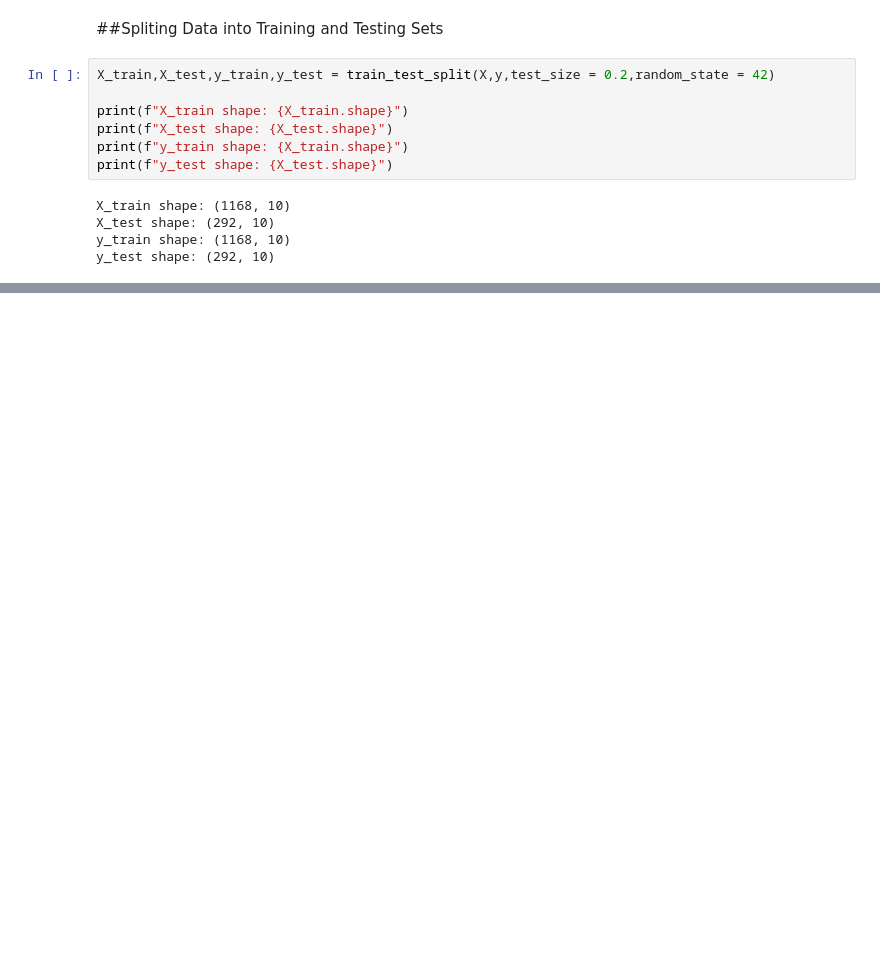
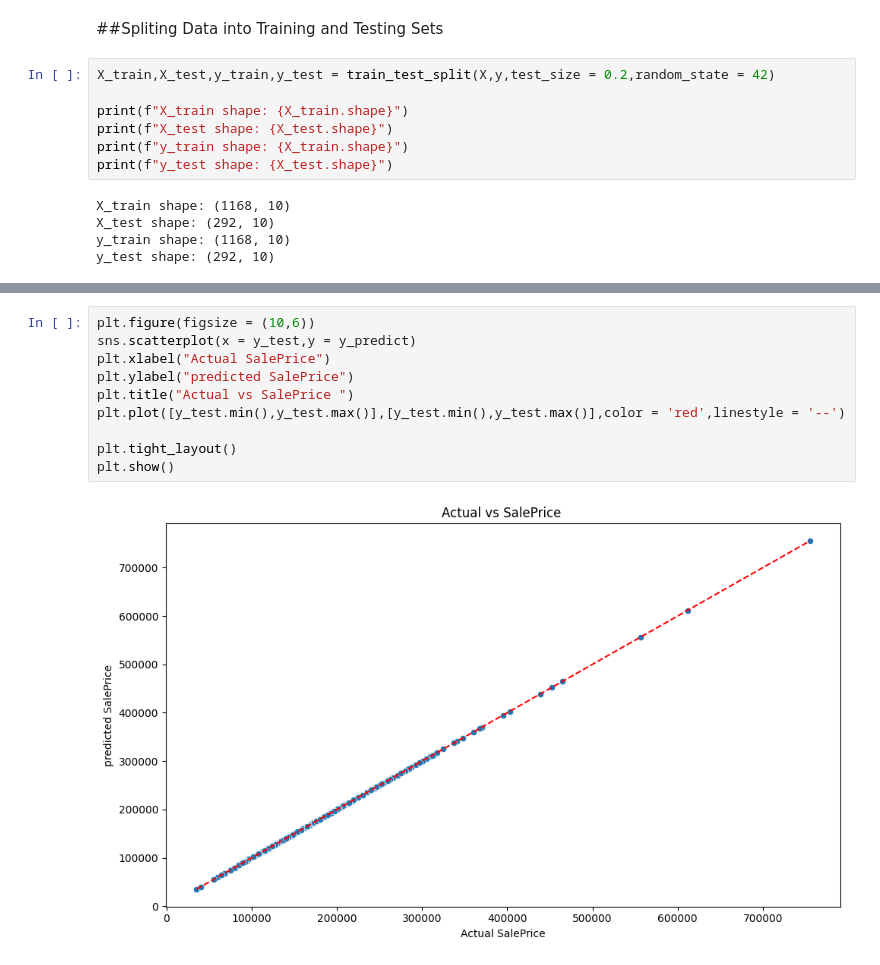
Before and after one commit to shaiksuhail-824/house-price-predition-linear-ridge-lasso, a Jupyter notebook: House_Price_Prediction_Linear_Ridge_Lasso.ipynb, the cells around one changed output, grey strips where cells are left out. Saved outputs shown, nothing was run; the diff lists cells and outputs as text; blank space fills up the shorter version.

```diff
--- a/House_Price_Prediction_Linear_Ridge_Lasso.ipynb
+++ b/House_Price_Prediction_Linear_Ridge_Lasso.ipynb
@@ -250,0 +248,12 @@ array([151001.46036714, 295272.83975275, 113483.33297936, 163469.63617329,
+# %%
+plt.figure(figsize = (10,6))
+sns.scatterplot(x = y_test,y = y_predict)
+plt.xlabel("Actual SalePrice")
+plt.ylabel("predicted SalePrice")
+plt.title("Actual vs SalePrice ")
+plt.plot([y_test.min(),y_test.max()],[y_test.min(),y_test.max()],color = 'red',linestyle = '--')
+
+plt.tight_layout()
+plt.show()
+# %% [output]
+[figure, added]
```
Also changed, not shown: parts of 9 cells of this notebook.
